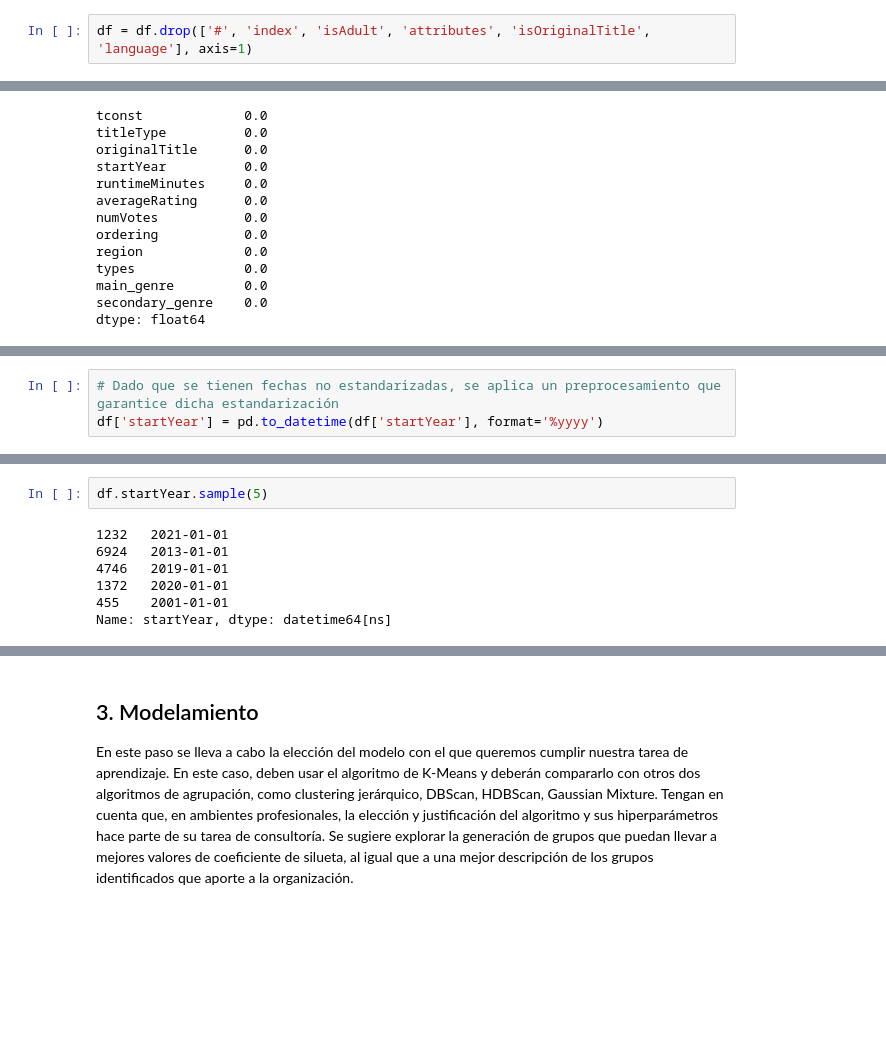
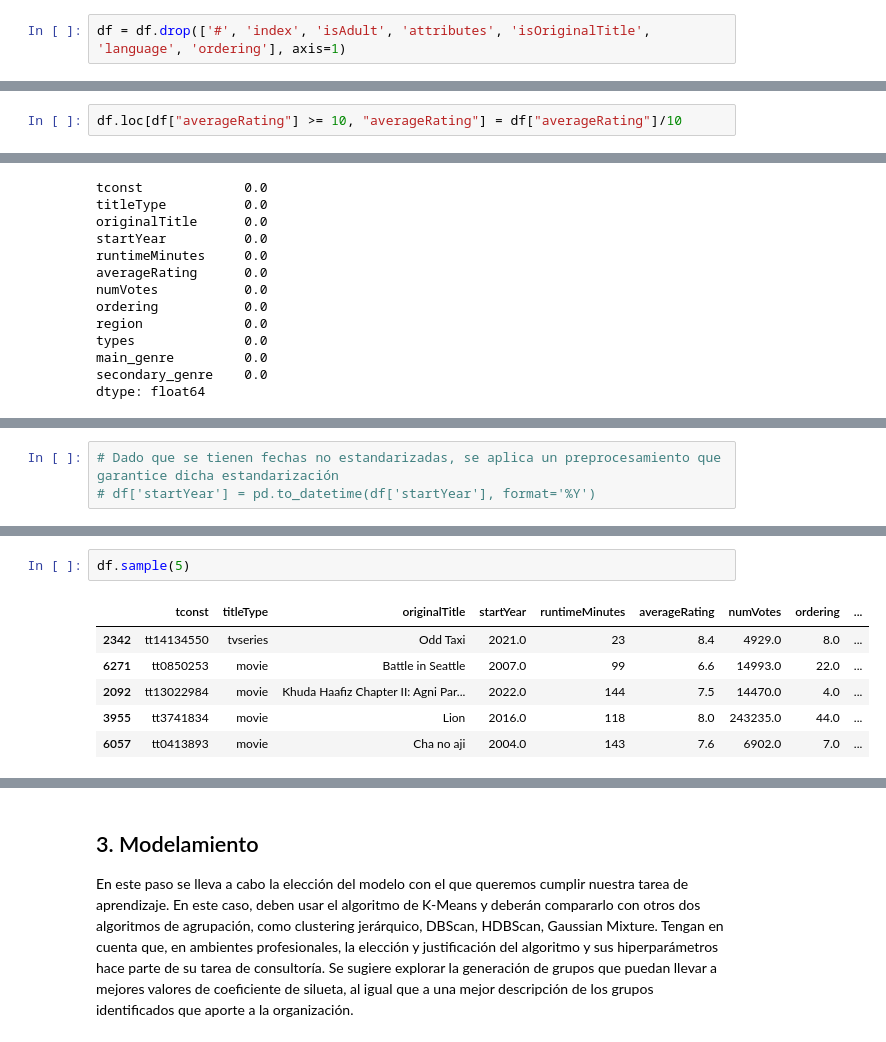
Before and after one commit to montejs3/Bi, a Jupyter notebook: LabBi/lab.ipynb, the cells around one changed output, grey strips where cells are left out. Saved outputs shown, nothing was run; the diff lists cells and outputs as text; blank space fills up the shorter version.

```diff
--- a/LabBi/lab.ipynb
+++ b/LabBi/lab.ipynb
@@ -321,2 +324,2 @@ Como vemos las columnas de isAdult, isOriginalTitle y attributes no aportan valo
 # %%
-df = df.drop(['#', 'index', 'isAdult', 'attributes', 'isOriginalTitle', 'language'], axis=1)
+df = df.drop(['#', 'index', 'isAdult', 'attributes', 'isOriginalTitle', 'language', 'ordering'], axis=1)
@@ -331,0 +326,2 @@ df.sample(5)
+# %%
+df.loc[df["averageRating"] >= 10, "averageRating"] = df["averageRating"]/10
@@ -383,3 +364,3 @@ dtype: object
 # %%
 # Dado que se tienen fechas no estandarizadas, se aplica un preprocesamiento que garantice dicha estandarización
-df['startYear'] = pd.to_datetime(df['startYear'], format='%yyyy')
+# df['startYear'] = pd.to_datetime(df['startYear'], format='%Y')
@@ -388,9 +376,9 @@ ValueError: time data '1991' does not match format '%yyyy' (match)
 # %%
-df.startYear.sample(5)
+df.sample(5)
 # %% [output]
-1232   2021-01-01
-6924   2013-01-01
-4746   2019-01-01
-1372   2020-01-01
-455    2001-01-01
-Name: startYear, dtype: datetime64[ns]
+|  | tconst | titleType | originalTitle | startYear | runtimeMinutes | averageRating | numVotes | ordering | ... |
+| 2342 | tt14134550 | tvseries | Odd Taxi | 2021.0 | 23 | 8.4 | 4929.0 | 8.0 | ... |
+| 6271 | tt0850253 | movie | Battle in Seattle | 2007.0 | 99 | 6.6 | 14993.0 | 22.0 | ... |
+| 2092 | tt13022984 | movie | Khuda Haafiz Chapter II: Agni Par... | 2022.0 | 144 | 7.5 | 14470.0 | 4.0 | ... |
+| 3955 | tt3741834 | movie | Lion | 2016.0 | 118 | 8.0 | 243235.0 | 44.0 | ... |
+| 6057 | tt0413893 | movie | Cha no aji | 2004.0 | 143 | 7.6 | 6902.0 | 7.0 | ... |
```
Also changed, not shown: parts of 22 cells of this notebook.
